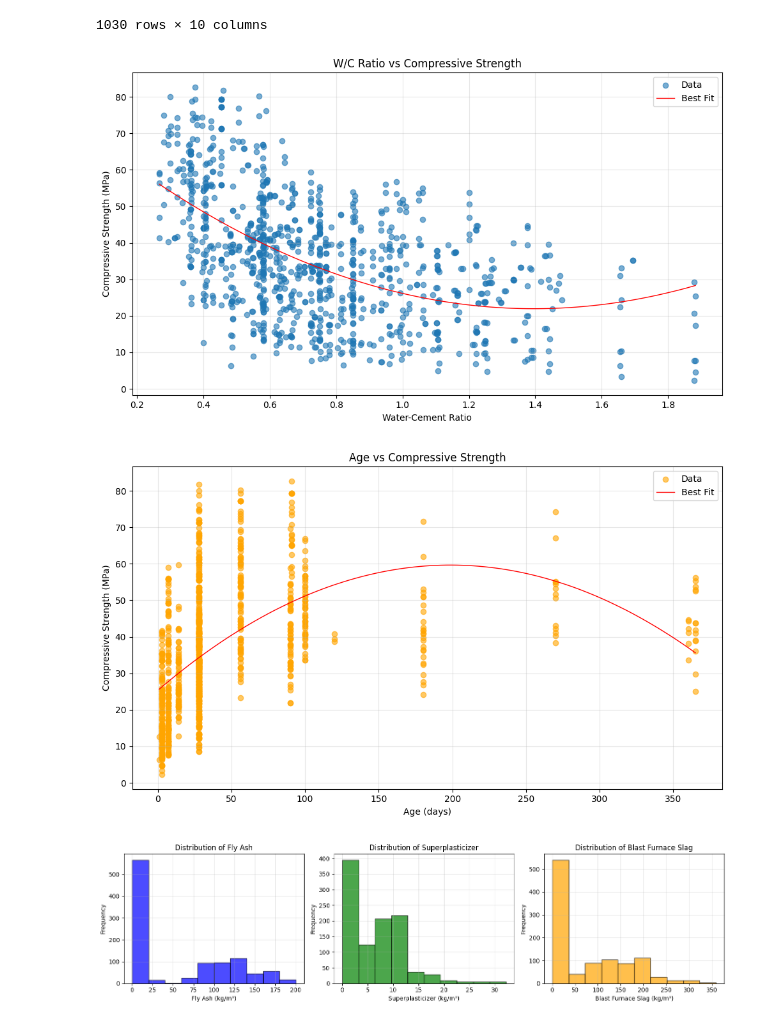
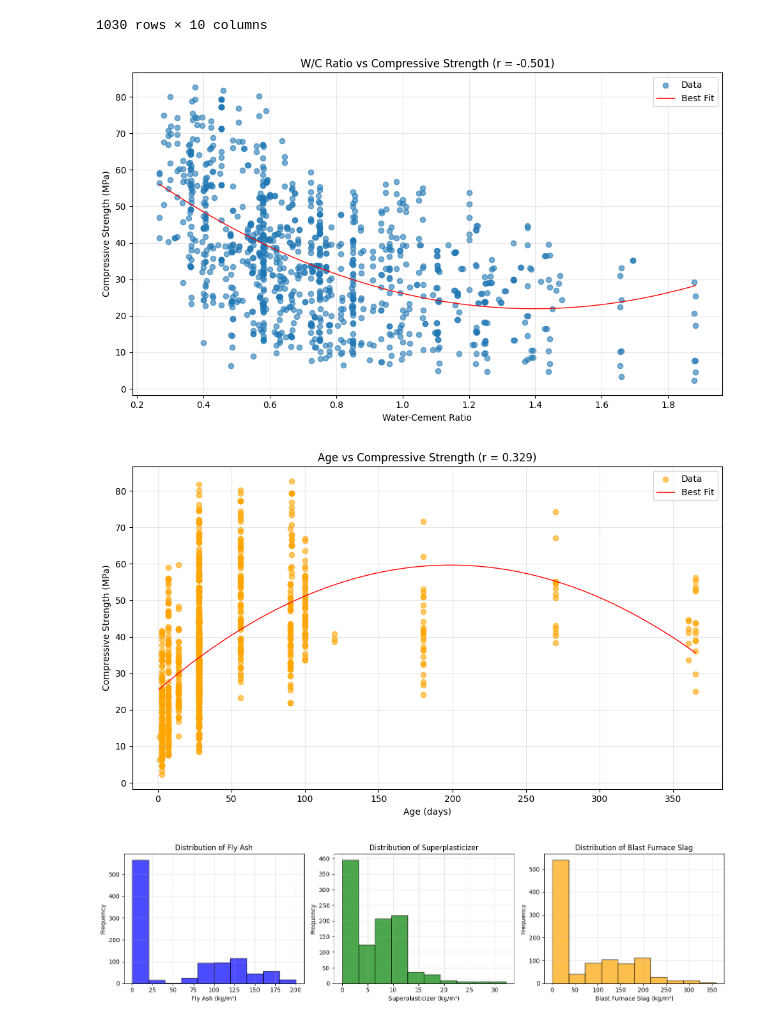
Before and after one commit to wxb-sly/aice-2026-bc, a Jupyter notebook: notebooks/GP_concrete.ipynb, the cells around one changed output. Saved outputs shown, nothing was run; the diff lists cells and outputs as text; code cells hidden in the pictures.

Commit message:
Feat: Calc 'r' matrix, display as heatmap, list highly correlated variables

```diff
--- a/notebooks/GP_concrete.ipynb
+++ b/notebooks/GP_concrete.ipynb
@@ -47,31 +54,36 @@ df
 # %%
 
 # Plot 1: W/C Ratio vs Compressive Strength
+r_wc = df['w/c_ratio'].corr(df['fc_MPa'])
+
 fig, ax = plt.subplots(figsize=(10, 6))
 ax.scatter(df['w/c_ratio'], df['fc_MPa'], alpha=0.6, label='Data')
 
 # Add best fit line (polynomial degree 2 = quad)
 # z = numpy array of coeff for the polynomial
 z = np.polyfit(df['w/c_ratio'], df['fc_MPa'], 2)
 # p is the callable polynomial object created from z
 p = np.poly1d(z) # 1d means for single variable x
 # x_line generates smooth x-values
 # y valuaes is calc using p(x_line) like f(x) =y
 x_line = np.linspace(df['w/c_ratio'].min(), df['w/c_ratio'].max(), 100)
 ax.plot(x_line, p(x_line), 'r-', linewidth=1, label='Best Fit')
 
 ax.set_xlabel('Water-Cement Ratio')
 ax.set_ylabel('Compressive Strength (MPa)')
-ax.set_title('W/C Ratio vs Compressive Strength')
+ax.set_title(f'W/C Ratio vs Compressive Strength (r = {r_wc:.3f})')
 ax.grid(True, alpha=0.3)
 ax.legend()
+
 # Automatically adjusts subplot spacing so labels don't overlap
 plt.tight_layout()
 plt.show()
 # %% [output]
-[figure, old version]
+[figure, new version]
 # %%
 # Plot 2: Age vs Compressive Strength
+
+r_age = df['age_day'].corr(df['fc_MPa'])
 
 fig, ax = plt.subplots(figsize=(10, 6))
 ax.scatter(df['age_day'], df['fc_MPa'], alpha=0.6, color='orange', label='Data')
@@ -84,12 +96,12 @@ ax.plot(x_line, p(x_line), 'r-', linewidth=1, label='Best Fit')
 
 ax.set_xlabel('Age (days)')
 ax.set_ylabel('Compressive Strength (MPa)')
-ax.set_title('Age vs Compressive Strength')
+ax.set_title(f'Age vs Compressive Strength (r = {r_age:.3f})')
 ax.grid(True, alpha=0.3)
 ax.legend()
 plt.tight_layout()
 plt.show()
 # %% [output]
-[figure, old version]
+[figure, new version]
 # %%
 # Plot histograms for fly_ash, superplasticizer, and blast_furnace_slag
```
Also changed, not shown: parts of 6 cells of this notebook.
